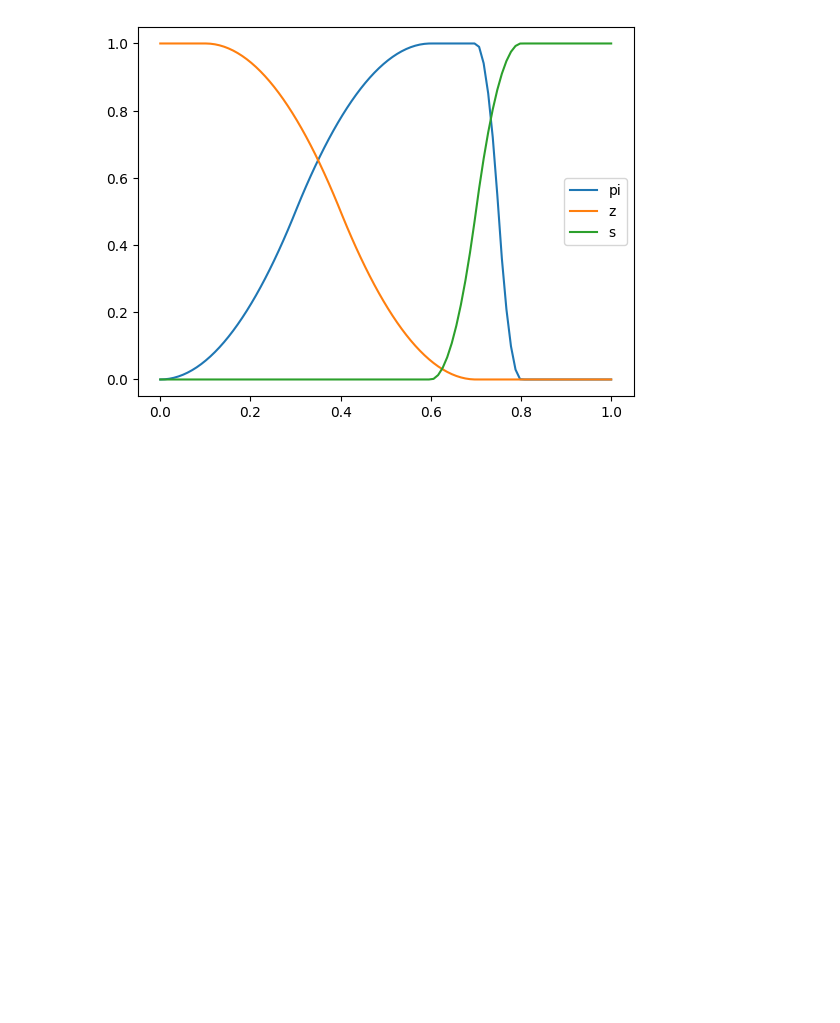
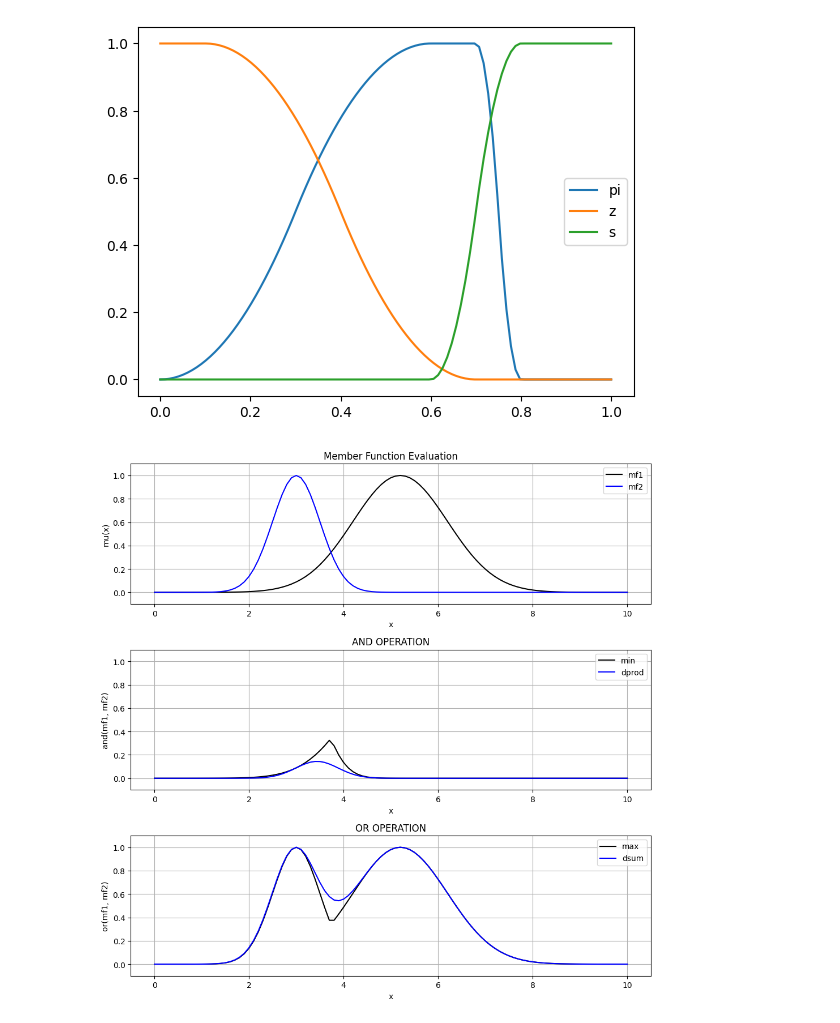
Before and after one commit to volodymyrkir/fuzzy_models_and_processing, a Jupyter notebook: lab_2/lab_2.ipynb, the cells around one changed output. Cells and saved outputs as stored; diff of their text form; code cells hidden in the pictures; blank space fills up the shorter version.

```diff
--- a/lab_2/lab_2.ipynb
+++ b/lab_2/lab_2.ipynb
@@ -100,3 +100,53 @@ plt.legend()
 plt.show()
 # %% [output]
 [figure]
+# %%
+x = np.arange(0, 10.1, 0.1)
+
+y1 = fuzz.gaussmf(x, 5.2, 1)     # Corresponds to gaussmf(x,[1 5.2]) in Scilab
+y2 = fuzz.gaussmf(x, 3.0, 0.5)   # Corresponds to gaussmf(x,[0.5 3]) in Scilab
+
+# T-norms (AND)
+yy1 = np.fmin(y1, y2)             # min
+yy3 = y1 * y2                     # product (dprod)
+
+# S-norms (OR)
+yy2 = np.fmax(y1, y2)             # max
+yy4 = y1 + y2 - (y1 * y2)         # probabilistic sum (dsum)
+
+plt.figure(figsize=(10, 10))
+
+plt.subplot(3, 1, 1)
+plt.plot(x, y1, 'k', label='mf1')
+plt.plot(x, y2, 'b', label='mf2')
+plt.title('Member Function Evaluation')
+plt.xlabel('x')
+plt.ylabel('mu(x)')
+plt.legend()
+plt.ylim(-0.1, 1.1)
+plt.grid(True)
+
+plt.subplot(3, 1, 2)
+plt.plot(x, yy1, 'k', label='min')
+plt.plot(x, yy3, 'b', label='dprod')
+plt.title('AND OPERATION')
+plt.xlabel('x')
+plt.ylabel('and(mf1, mf2)')
+plt.legend()
+plt.ylim(-0.1, 1.1)
+plt.grid(True)
+
+plt.subplot(3, 1, 3)
+plt.plot(x, yy2, 'k', label='max')
+plt.plot(x, yy4, 'b', label='dsum')
+plt.title('OR OPERATION')
+plt.xlabel('x')
+plt.ylabel('or(mf1, mf2)')
+plt.legend()
+plt.ylim(-0.1, 1.1)
+plt.grid(True)
+
+plt.tight_layout()
+plt.show()
+# %% [output]
+[figure, added]
```
Also changed, not shown: parts of 3 cells of this notebook, 1 other file.
